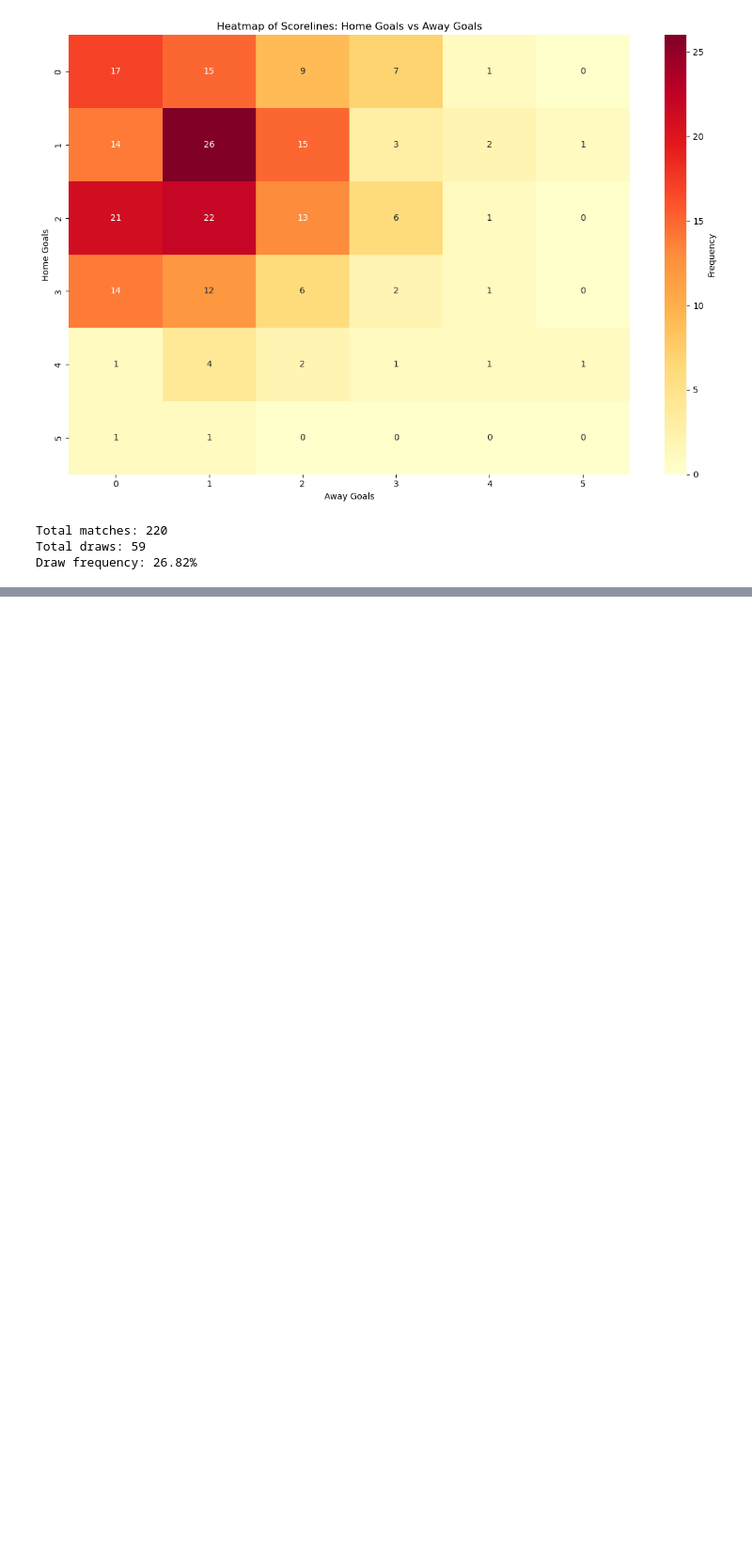
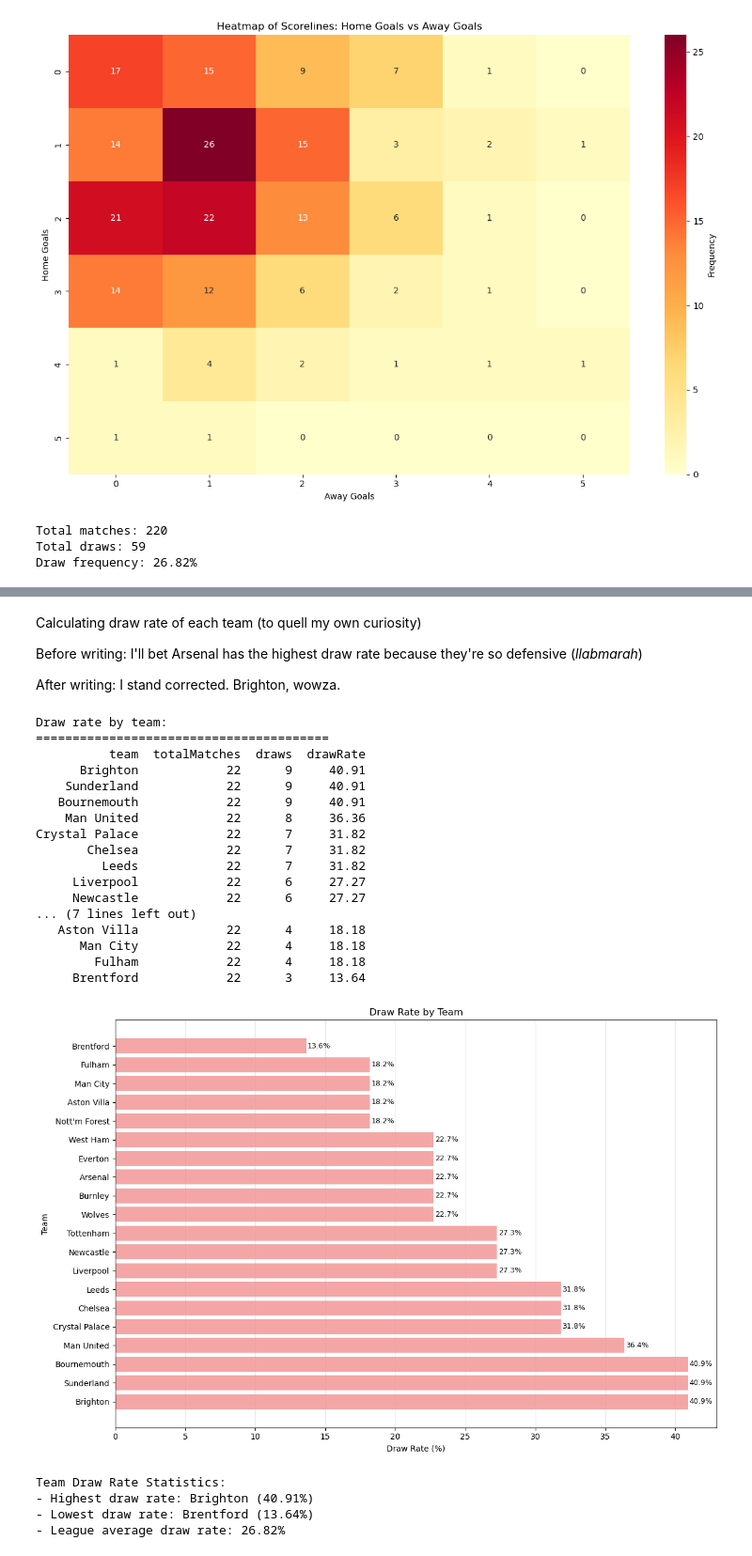
Before and after one commit to kevzho/PLForecast, a Jupyter notebook: notebooks/match-level-eda.ipynb, the cells around one changed output, grey strips where cells are left out. Shown at 94% size. Cells and saved outputs as stored; diff of their text form; code cells hidden in the pictures; blank space fills up the shorter version.

```diff
--- a/notebooks/match-level-eda.ipynb
+++ b/notebooks/match-level-eda.ipynb
@@ -223,0 +287,79 @@ Draw frequency: 26.82%
+# %% [markdown]
+Calculating draw rate of each team (to quell my own curiosity)
+
+Before writing: I'll bet Arsenal has the highest draw rate because they're so defensive (*llabmarah*)
+
+After writing: I stand corrected. Brighton, wowza.
+# %%
+team_draw_rates = []
+
+for team in teams:
+    #find all matches involving the team & how many there are
+    team_matches = df[(df['HomeTeam'] == team) | (df['AwayTeam'] == team)]
+    total_team_matches = len(team_matches)
+
+    #then, find all draws that involve the team & how many there are
+    team_draws = team_matches[team_matches['FTHG'] == team_matches['FTAG']]
+    total_team_draws = len(team_draws)
+
+    #checking just in case if we have zero matches to avoid division by 0
+    draw_rate = (total_team_draws / total_team_matches * 100) if total_team_matches > 0 else 0
+
+    #add entry to list, eventually will create a dataframe
+    team_draw_rates.append({
+        'team': team,
+        'totalMatches': total_team_matches,
+        'draws': total_team_draws,
+        'drawRate': round(draw_rate, 2)
+    })
+
+#convert the list into a dataframe and sort the values based on lowest to highest draw rate
+team_draws_df = pd.DataFrame(team_draw_rates).sort_values('drawRate', ascending=False)
+print("\nDraw rate by team:")
+print("=" * 40)
+print(team_draws_df.to_string(index=False))
+
+#vizualizing the draw rates:
+plt.figure(figsize=(12, 8))
+bars = plt.barh(team_draws_df['team'], team_draws_df['drawRate'], color='lightcoral', alpha=0.7)
+plt.xlabel('Draw Rate (%)')
+plt.ylabel('Team')
+plt.title('Draw Rate by Team')
+plt.grid(axis='x', alpha=0.3)
+
+#add value labels for readability
+for bar, rate in zip(bars, team_draws_df['drawRate']):
+    plt.text(bar.get_width() + 0.1, bar.get_y() + bar.get_height()/2,
+             f'{rate:.1f}%', ha='left', va='center', fontsize=9)
+
+plt.tight_layout()
+plt.show()
+
+print(f"\nTeam Draw Rate Statistics:")
+print(f"- Highest draw rate: {team_draws_df.iloc[0]['team']} ({team_draws_df.iloc[0]['drawRate']}%)")
+print(f"- Lowest draw rate: {team_draws_df.iloc[-1]['team']} ({team_draws_df.iloc[-1]['drawRate']}%)")
+
+print(f"- League average draw rate: {draw_percentage:.2f}%")
+# %% [output]
+Draw rate by team:
+========================================
+          team  totalMatches  draws  drawRate
+      Brighton            22      9     40.91
+    Sunderland            22      9     40.91
+   Bournemouth            22      9     40.91
+    Man United            22      8     36.36
+Crystal Palace            22      7     31.82
+       Chelsea            22      7     31.82
+         Leeds            22      7     31.82
+     Liverpool            22      6     27.27
+     Newcastle            22      6     27.27
+... (7 lines left out)
+   Aston Villa            22      4     18.18
+      Man City            22      4     18.18
+        Fulham            22      4     18.18
+     Brentford            22      3     13.64
+[figure, added]
+Team Draw Rate Statistics:
+- Highest draw rate: Brighton (40.91%)
+- Lowest draw rate: Brentford (13.64%)
+- League average draw rate: 26.82%
```
Also changed, not shown: parts of 6 cells of this notebook, 1 other file.
